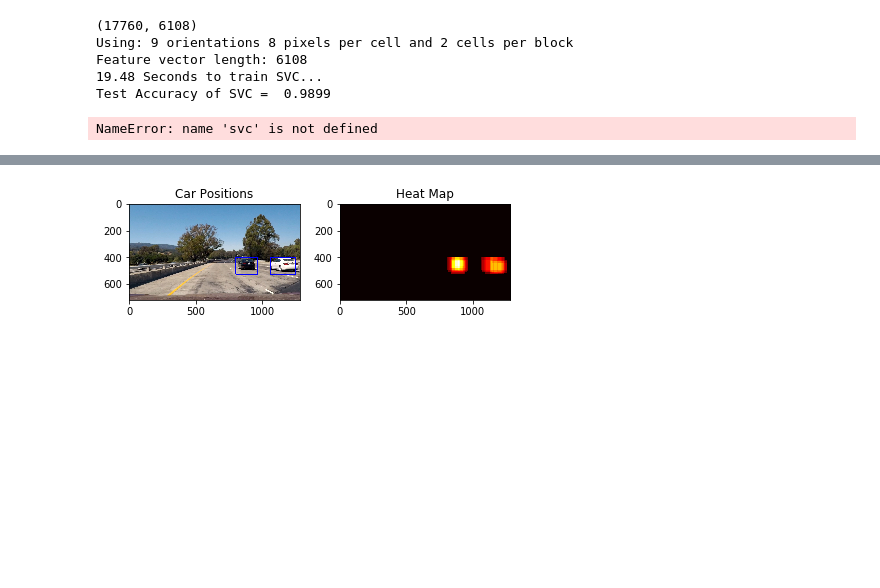
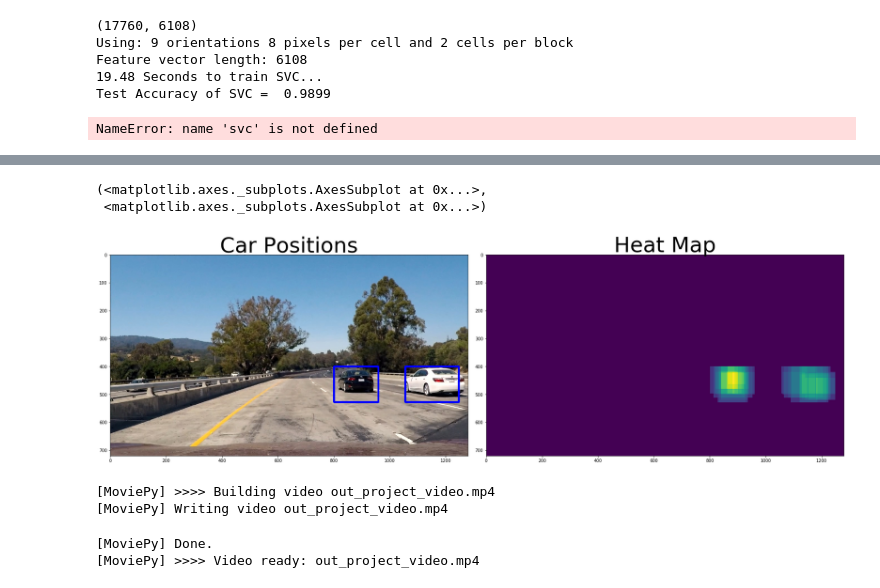
Before and after one commit to sahanagn/CarND-Vehicle-Detection-master, a Jupyter notebook: Project4.ipynb, the cells around one changed output, grey strips where cells are left out. Drawn from its saved outputs; the diff is of its cells as text; code cells hidden in the pictures; blank space fills up the shorter version.

Commit message:
Added video processing

```diff
--- a/Project4.ipynb
+++ b/Project4.ipynb
@@ -346,28 +340,43 @@ def draw_labeled_bboxes(img, labels):
         cv2.rectangle(img, bbox[0], bbox[1], (0,0,255), 6)
     # Return the image
     return img
+
+def show_2_images(img1, img1_title, img2, img2_title, cmap=None):
+    f, (ax1, ax2) = plt.subplots(1, 2, figsize=(24, 9))
+    f.tight_layout()
+    ax1.imshow(img1, cmap)
+    ax1.set_title(img1_title, fontsize=50)
+    ax2.imshow(img2, cmap)
+    ax2.set_title(img2_title, fontsize=50)
+    plt.subplots_adjust(left=0., right=1, top=0.9, bottom=0.)
+    return ax1, ax2
 # %%
 heat = np.zeros_like(image[:,:,0]).astype(np.float)
 # Add heat to each box in box list
 heat = add_heat(heat,all_box_list)
 
 # Apply threshold to help remove false positives
 heat = apply_threshold(heat,2)
 
 # Visualize the heatmap when displaying
 heatmap = np.clip(heat, 0, 255)
 
 # Find final boxes from heatmap using label function
 labels = label(heatmap)
 draw_img = draw_labeled_bboxes(np.copy(image), labels)
 
+"""
 fig = plt.figure()
 plt.subplot(121)
 plt.imshow(draw_img)
 plt.title('Car Positions')
 plt.subplot(122)
 plt.imshow(heatmap, cmap='hot')
 plt.title('Heat Map')
 fig.tight_layout()
+"""
+show_2_images(draw_img, 'Car Positions', heatmap, 'Heat Map')
 # %% [output]
+(<matplotlib.axes._subplots.AxesSubplot at 0x...>,
+ <matplotlib.axes._subplots.AxesSubplot at 0x...>)
-[figure, old version]
+[figure, new version]
@@ -373,0 +407,14 @@ fig.tight_layout()
+# %%
+from moviepy.editor import VideoFileClip
+
+
+
+video_output = 'out_project_video.mp4'
+clip1 = VideoFileClip("./project_video.mp4")
+car_detect_clip = clip1.fl_image(process_vid)
+car_detect_clip.write_videofile(video_output, audio=False)
+# %% [output]
+[MoviePy] >>>> Building video out_project_video.mp4
+[MoviePy] Writing video out_project_video.mp4
+[MoviePy] Done.
+[MoviePy] >>>> Video ready: out_project_video.mp4
```
Also changed, not shown: parts of 3 cells of this notebook.
